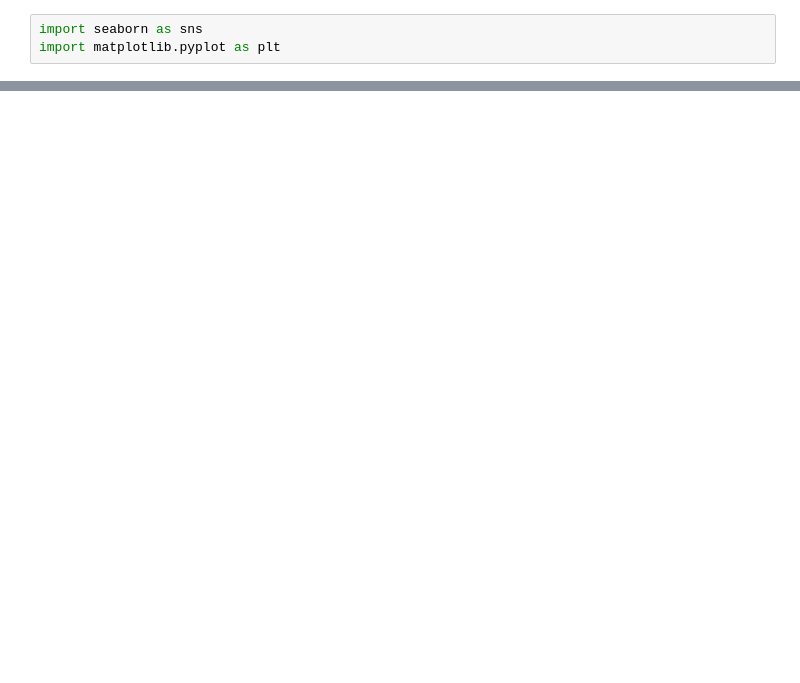
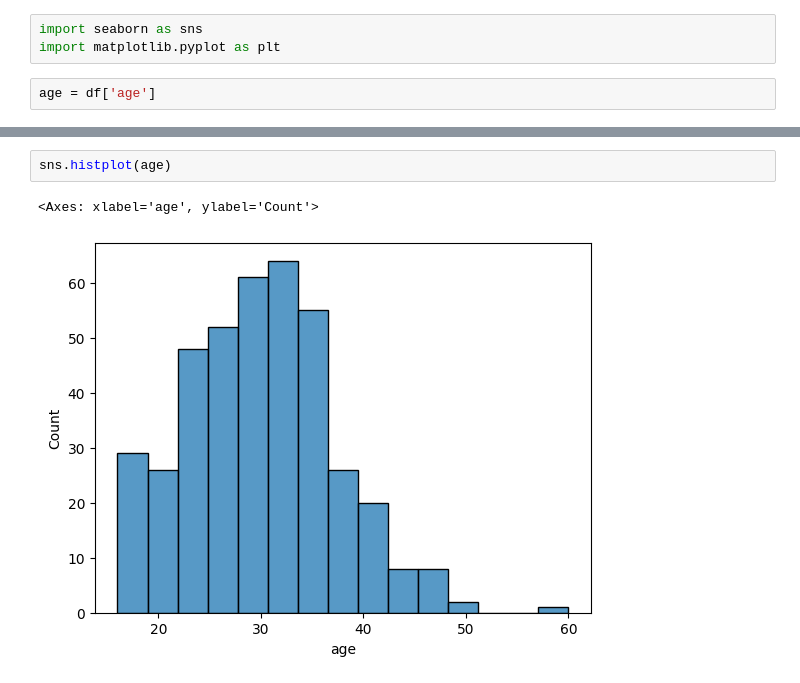
Before and after one commit to mingosmingos/screen-time-mental-health-analysis, a Jupyter notebook: FirstTests.ipynb, the cells around one changed output, grey strips where cells are left out. Cells and saved outputs as stored; diff of their text form; blank space fills up the shorter version.

```diff
--- a/FirstTests.ipynb
+++ b/FirstTests.ipynb
@@ -62,3 +91,5 @@ df.corr()
 # %%
 import seaborn as sns
 import matplotlib.pyplot as plt
+# %%
+age = df['age']
@@ -64,0 +112,5 @@ import matplotlib.pyplot as plt
+# %%
+sns.histplot(age)
+# %% [output]
+<Axes: xlabel='age', ylabel='Count'>
+[figure, added]
```
Also changed, not shown: parts of 15 cells of this notebook.
